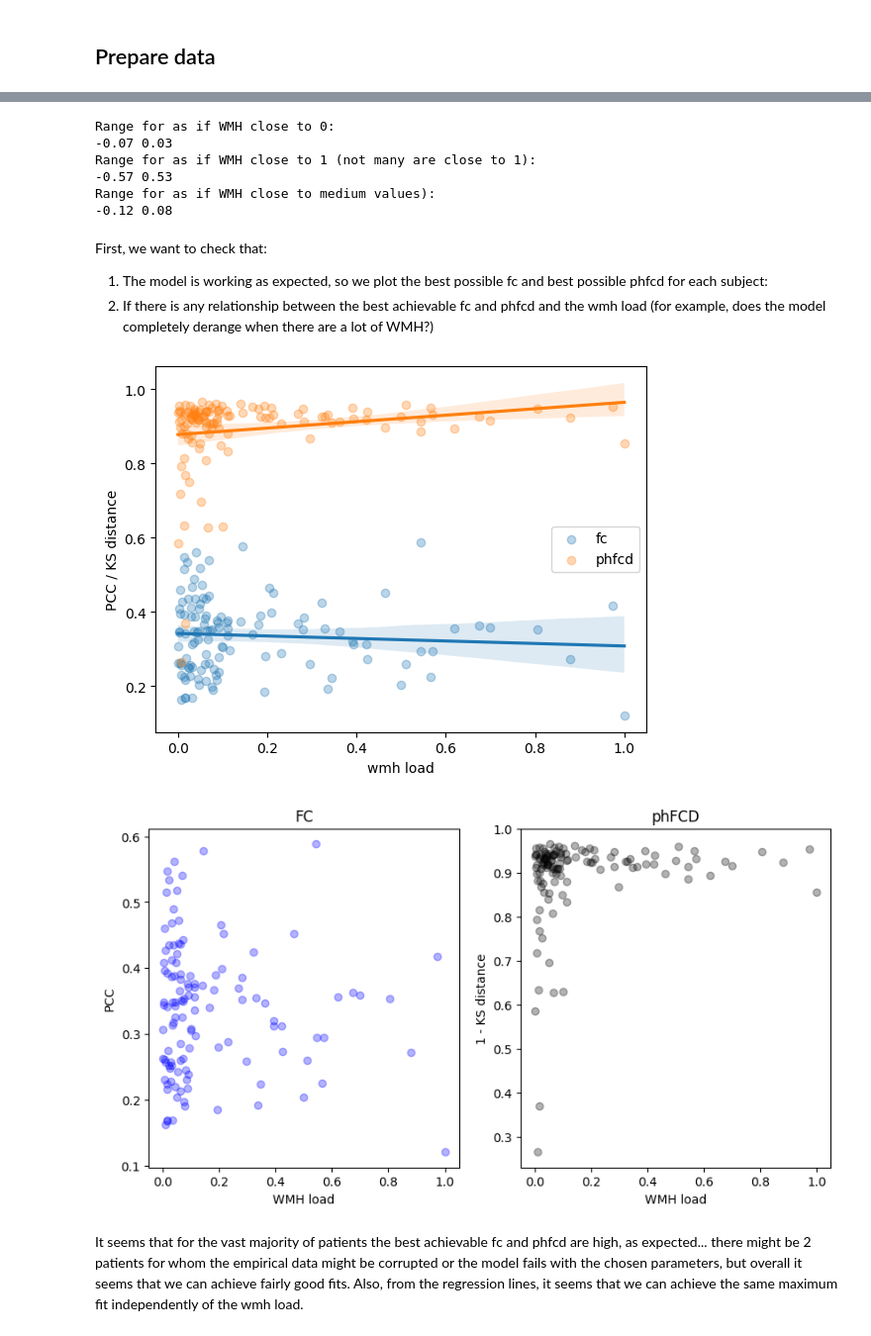
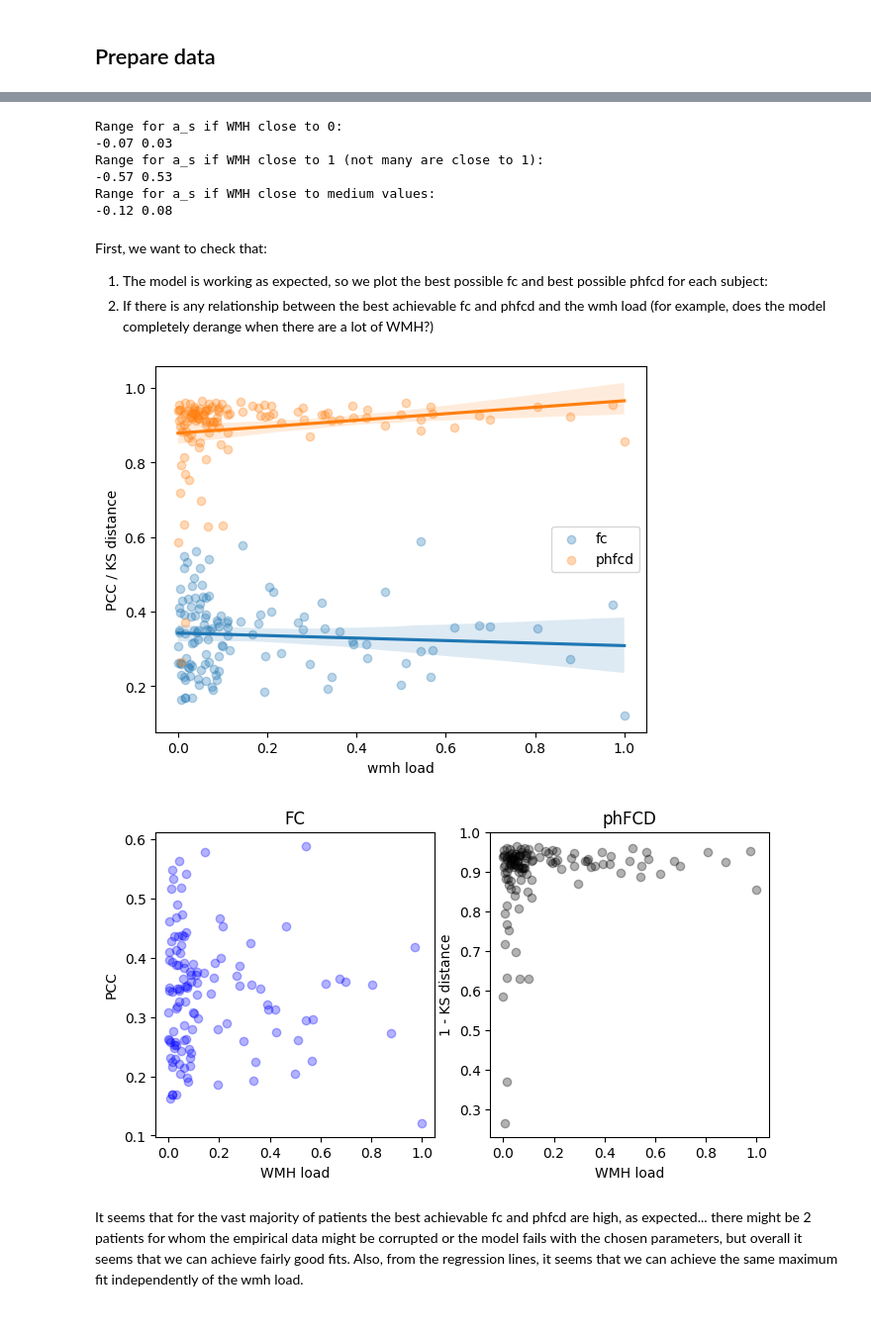
Before and after one commit to dani2442/TMS_in_AD, a Jupyter notebook: 03_modeling_neurolib/petTOAD_exploratory_analysis_evaluate_wmh_groups_jupyter.ipynb, the cells around one changed output, grey strips where cells are left out. Shown: that part at 99% size. Drawn from its saved outputs; the diff is of its cells as text; code cells hidden in the pictures.

```diff
--- a/03_modeling_neurolib/petTOAD_exploratory_analysis_evaluate_wmh_groups_jupyter.ipynb
+++ b/03_modeling_neurolib/petTOAD_exploratory_analysis_evaluate_wmh_groups_jupyter.ipynb
@@ -170,18 +178,18 @@ bs_ex = np.linspace(-0.05, 0.05, 5)
 a_ex_0 = [-0.02 + w*0 + b for w in ws_ex for b in bs_ex]
 a_ex_1 = [-0.02 + w*1 + b for w in ws_ex for b in bs_ex]
 a_ex_med = [-0.02 + w*0.1 + b for w in ws_ex for b in bs_ex]
-print("Range for as if WMH close to 0:")
+print("Range for a_s if WMH close to 0:")
 print(round(np.array(a_ex_0).min(),3), round(np.array(a_ex_0).max(), 3))
-print("Range for as if WMH close to 1 (not many are close to 1):")
+print("Range for a_s if WMH close to 1 (not many are close to 1):")
 print(round(np.array(a_ex_1).min(),3), round(np.array(a_ex_1).max(),3))
-print("Range for as if WMH close to medium values):")
+print("Range for a_s if WMH close to medium values:")
 print(round(np.array(a_ex_med).min(),3), round(np.array(a_ex_med).max(),3))
 # %% [output]
-Range for as if WMH close to 0:
+Range for a_s if WMH close to 0:
 -0.07 0.03
-Range for as if WMH close to 1 (not many are close to 1):
+Range for a_s if WMH close to 1 (not many are close to 1):
 -0.57 0.53
-Range for as if WMH close to medium values):
+Range for a_s if WMH close to medium values:
 -0.12 0.08
 # %% [markdown]
 First, we want to check that:
@@ -190,31 +198,31 @@ First, we want to check that:
 # %%
 # Plot relationship between best model fits and wmh load
 # Here, all together, with regression
 plt.figure()
 ax1 = sns.regplot(res_df_best, y = 'fc_pearson', x = 'wmh_load', order = 1, scatter_kws={'alpha':0.3}, label = 'fc')
 #ax2 = sns.regplot(res_df_best, y = 'fcd_ks', x = 'wmh_load', order = 2, scatter_kws={'alpha':0.3}, label = 'fcd')
 ax3 = sns.regplot(res_df_best, y = 'phfcd_ks', x = 'wmh_load', order = 1, scatter_kws={'alpha':0.3}, label = 'phfcd')
 ax3.set(ylabel = 'PCC / KS distance', xlabel = 'wmh load')
 plt.legend()
 plt.show()
 plt.savefig(EXPL_FIG_DIR / "summary_best_values_regression.png")
 plt.close()
 # Here, separate, only with points
-fig, axs = plt.subplots(ncols= 2, nrows = 1, figsize = (10, 5))
+fig, axs = plt.subplots(ncols= 2, nrows = 1, figsize = (8, 4))
 axs[0].plot(res_df_best['wmh_load'], res_df_best['fc_pearson'], 'bo', alpha = 0.3)
 axs[0].set_ylabel('PCC')
 axs[0].set_xlabel('WMH load')
 axs[0].set_title('FC')
 # axs[1].plot(res_df_best['wmh_load'], res_df_best['fcd_ks'], 'go', alpha = 0.3)
 # axs[1].set_ylabel('1 - KS distance')
 # axs[1].set_title('FCD')
 axs[1].plot(res_df_best['wmh_load'], res_df_best['phfcd_ks'], 'ko', alpha = 0.3)
 axs[1].set_ylabel('1 - KS distance')
 axs[1].set_xlabel('WMH load')
 axs[1].set_title('phFCD')
 plt.savefig(EXPL_FIG_DIR / "summary_best_values_points.png")
 # %% [output]
 [figure]
-[figure, old version]
+[figure, new version]
 # %% [markdown]
 It seems that for the vast majority of patients the best achievable fc and phfcd are high, as expected... there might be 2 patients for whom the empirical data might be corrupted or the model fails with the chosen parameters, but overall it seems that we can achieve fairly good fits. Also, from the regression lines, it seems that we can achieve the same maximum fit independently of the wmh load.
```
Also changed, not shown: parts of 9 cells of this notebook, 4 other files.
